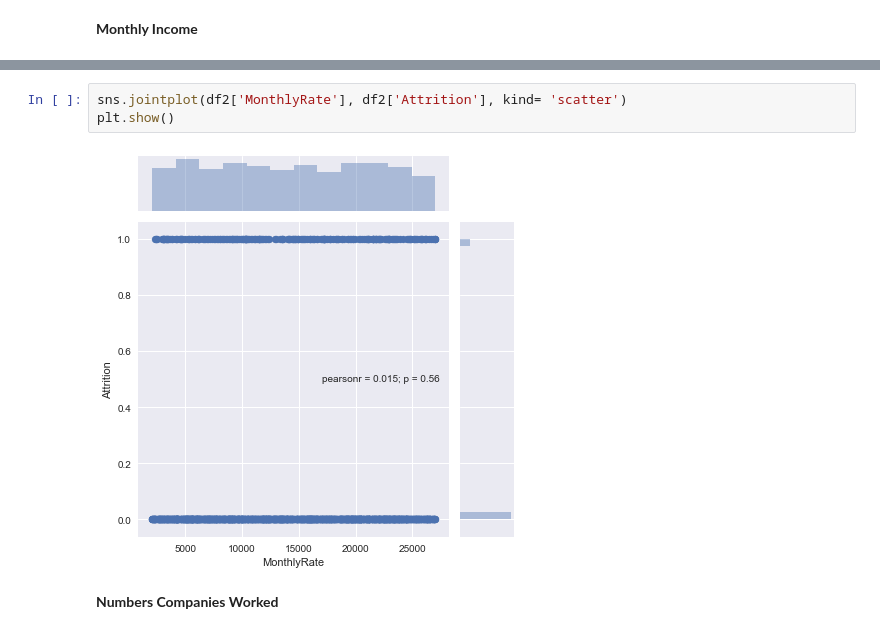
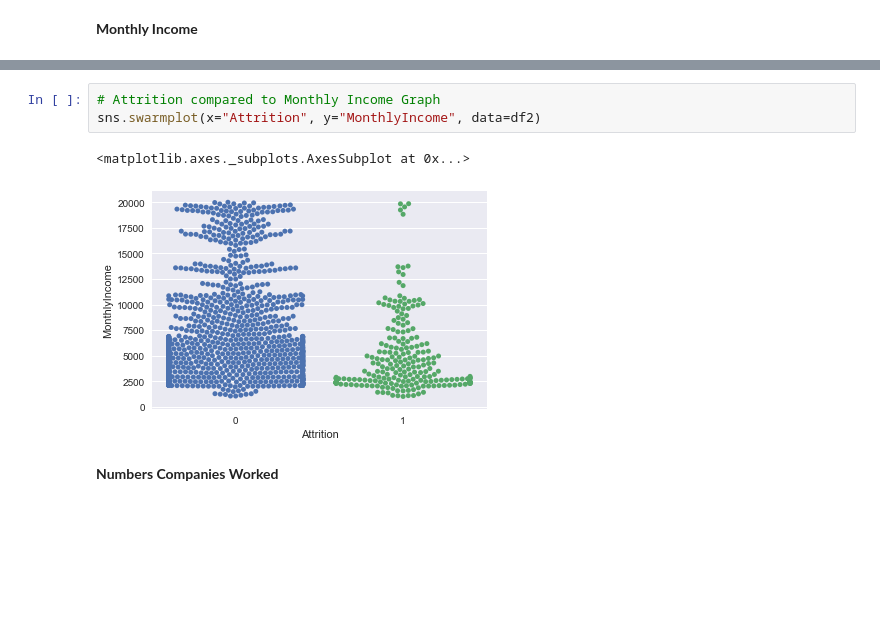
Before and after one commit to ShiningData/Capstone_Project-IBM_HR_Analytics, a Jupyter notebook: HR Analytics Employee Attrition and Performance.ipynb, the cells around one changed output, grey strips where cells are left out. Cells and saved outputs as stored; diff of their text form; blank space fills up the shorter version.

```diff
--- a/HR Analytics Employee Attrition and Performance.ipynb
+++ b/HR Analytics Employee Attrition and Performance.ipynb
@@ -839,8 +834,9 @@ df2['MonthlyRate'].plot(kind='box')
-# %%
-sns.jointplot(df2['MonthlyRate'], df2['Attrition'], kind= 'scatter')
-plt.show()
-# %% [output]
-[figure, removed]
+# %%
+# Attrition compared to Monthly Income Graph
+sns.swarmplot(x="Attrition", y="MonthlyIncome", data=df2)
+# %% [output]
+<matplotlib.axes._subplots.AxesSubplot at 0x...>
+[figure, added]
 # %% [markdown]
 **Numbers Companies Worked**
 # %%
```
Also changed, not shown: parts of 50 cells of this notebook.
